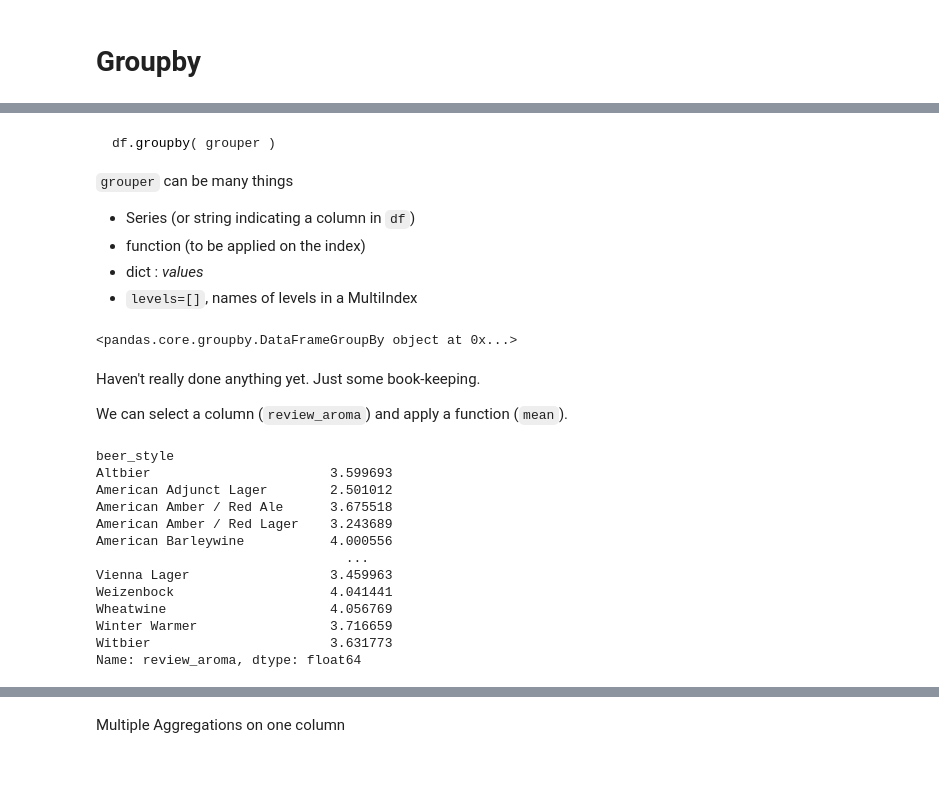
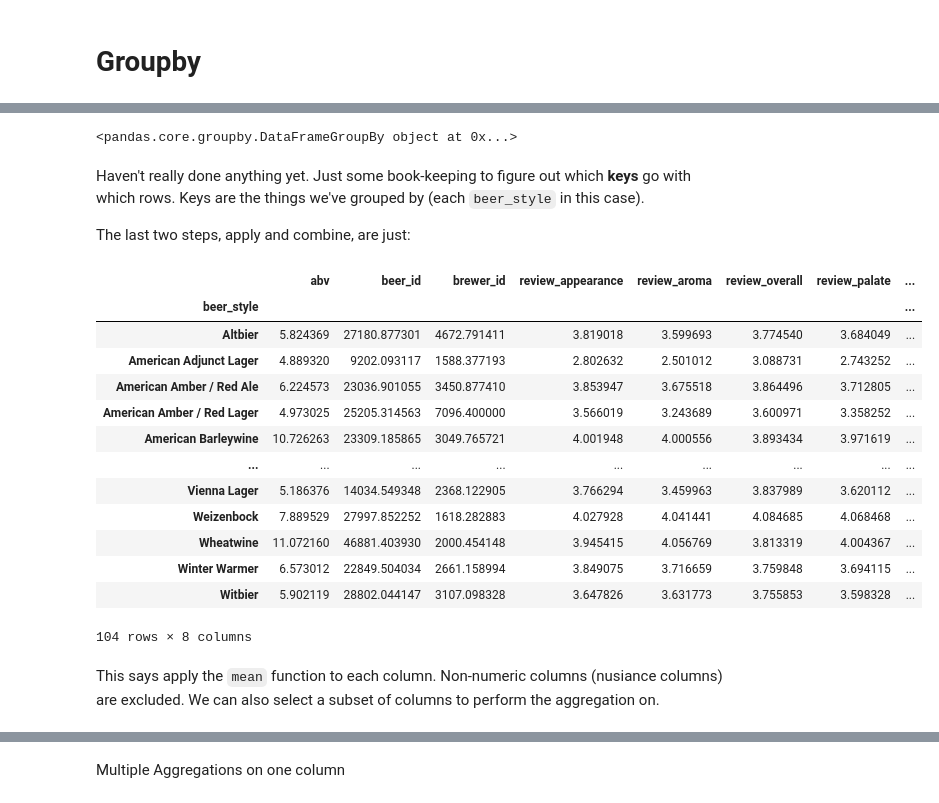
Before and after one commit to TomAugspurger/PyDataSeattle, a Jupyter notebook: notebooks/4. Groupby.ipynb, the cells around one changed output, grey strips where cells are left out. Drawn from its saved outputs; the diff is of its cells as text; code cells hidden in the pictures; blank space fills up the shorter version.

````diff
--- a/notebooks/3. Groupby.ipynb
+++ b/notebooks/4. Groupby.ipynb
@@ -193,38 +217,30 @@ sns.countplot(hue='level_1', y=0, data=df[review_cols].stack().reset_index(level
 # %%
 df.groupby?
-# %% [markdown]
-```python
-df.groupby( grouper )
-```
-
-`grouper` can be many things
-
-- Series (or string indicating a column in `df`)
-- function (to be applied on the index)
-- dict : *values*
-- `levels=[]`, names of levels in a MultiIndex
 # %%
 gr = df.groupby('beer_style')
 gr
 # %% [output]
 <pandas.core.groupby.DataFrameGroupBy object at 0x...>
-# %% [markdown]
-Haven't really done anything yet. Just some book-keeping.
-
-We can select a column (`review_aroma`) and apply a function (`mean`).
+# %% [markdown]
+Haven't really done anything yet. Just some book-keeping to figure out which **keys** go with which rows. Keys are the things we've grouped by (each `beer_style` in this case).
+
+The last two steps, apply and combine, are just:
 # %%
-gr['review_aroma'].mean()
+gr.mean()
 # %% [output]
+|  | abv | beer_id | brewer_id | review_appearance | review_aroma | review_overall | review_palate | ... |
+| beer_style |  |  |  |  |  |  |  | ... |
+| Altbier | 5.824369 | 27180.877301 | 4672.791411 | 3.819018 | 3.599693 | 3.774540 | 3.684049 | ... |
+| American Adjunct Lager | 4.889320 | 9202.093117 | 1588.377193 | 2.802632 | 2.501012 | 3.088731 | 2.743252 | ... |
+| American Amber / Red Ale | 6.224573 | 23036.901055 | 3450.877410 | 3.853947 | 3.675518 | 3.864496 | 3.712805 | ... |
+| American Amber / Red Lager | 4.973025 | 25205.314563 | 7096.400000 | 3.566019 | 3.243689 | 3.600971 | 3.358252 | ... |
+| American Barleywine | 10.726263 | 23309.185865 | 3049.765721 | 4.001948 | 4.000556 | 3.893434 | 3.971619 | ... |
+| ... | ... | ... | ... | ... | ... | ... | ... | ... |
+| Vienna Lager | 5.186376 | 14034.549348 | 2368.122905 | 3.766294 | 3.459963 | 3.837989 | 3.620112 | ... |
+| Weizenbock | 7.889529 | 27997.852252 | 1618.282883 | 4.027928 | 4.041441 | 4.084685 | 4.068468 | ... |
+| Wheatwine | 11.072160 | 46881.403930 | 2000.454148 | 3.945415 | 4.056769 | 3.813319 | 4.004367 | ... |
+| Winter Warmer | 6.573012 | 22849.504034 | 2661.158994 | 3.849075 | 3.716659 | 3.759848 | 3.694115 | ... |
+| Witbier | 5.902119 | 28802.044147 | 3107.098328 | 3.647826 | 3.631773 | 3.755853 | 3.598328 | ... |
-beer_style
-Altbier                       3.599693
-American Adjunct Lager        2.501012
-American Amber / Red Ale      3.675518
-American Amber / Red Lager    3.243689
-American Barleywine           4.000556
-                                ...
-Vienna Lager                  3.459963
-Weizenbock                    4.041441
-Wheatwine                     4.056769
-Winter Warmer                 3.716659
-Witbier                       3.631773
-Name: review_aroma, dtype: float64
+104 rows × 8 columns
+# %% [markdown]
+This says apply the `mean` function to each column. Non-numeric columns (nusiance columns) are excluded. We can also select a subset of columns to perform the aggregation on.
````
Also changed, not shown: parts of 12 cells of this notebook, 5 other files.
